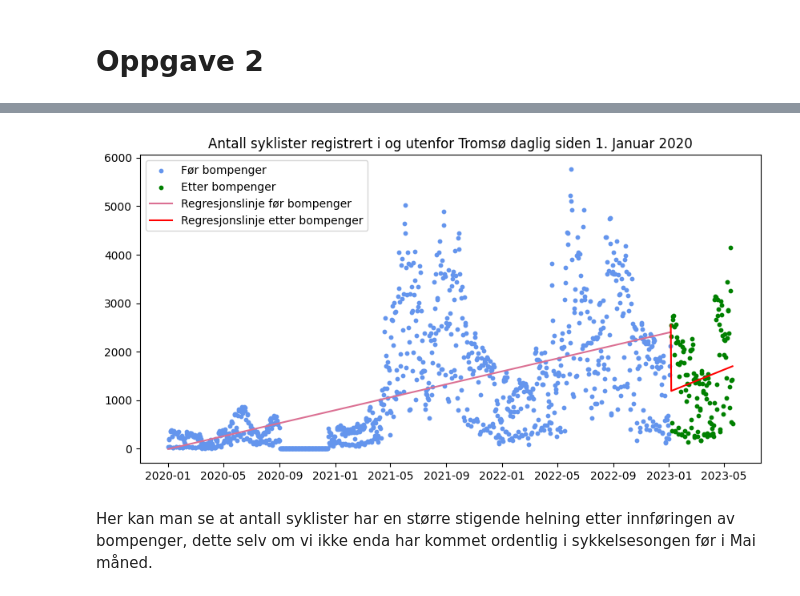
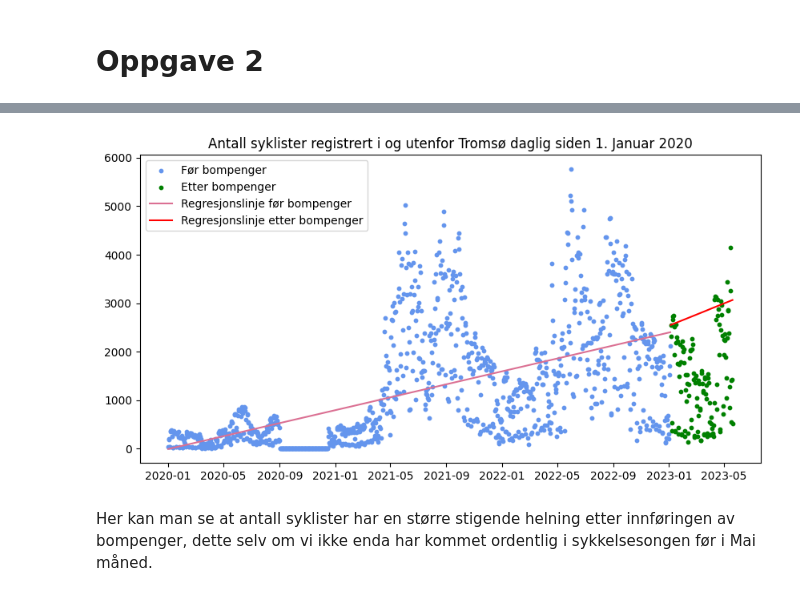
Before and after one commit to DanielFabioG/SOK-1003-og-SOK-1006, a Jupyter notebook: sok-1006/Mappeoppgaver/Kand_nr_17_Mikro_Mappe2_V2023_1006_push.ipynb, the cells around one changed output, grey strips where cells are left out. Saved outputs shown, nothing was run; the diff lists cells and outputs as text; code cells hidden in the pictures.

```diff
--- a/sok-1006/Mappeoppgaver/Kand_nr_17_Mikro_Mappe2_V2023_1006_push.ipynb
+++ b/sok-1006/Mappeoppgaver/Kand_nr_17_Mikro_Mappe2_V2023_1006_push.ipynb
@@ -147,19 +139,26 @@ dtype: float64
 # %%
-#plotting the data
+# Starter plottingen og setter figuren til å være 10x5
 fig, ax = plt.subplots(figsize=(10, 5))
+
+# Setter tittel på figuren
 ax.set_title('Antall syklister registrert i og utenfor Tromsø daglig siden 1. Januar 2020')
 
-# Plot the data before the threshold date with one color
+# Plotter dataen før bompenger med en farge
 ax.scatter(data_before_threshold['Dato'], data_before_threshold['Total'], s=10, color='cornflowerblue', label='Før bompenger')
 
-# Plot the data after the threshold date with another color
+# Plotter dataen etter bompenger med  ny farge
 ax.scatter(data_after_threshold['Dato'], data_after_threshold['Total'], s=10, color='green', label='Etter bompenger')
-# plotting the regression
-ax.plot(data_before_threshold['Dato'], model1.params[0] + model1.params[1] * data_before_threshold['Observasjoner'] + model1.params[2] * data_before_threshold['Bompenger'], color='palevioletred', label='Regresjonslinje før bompenger')
 
-ax.plot(data_after_threshold['Dato'], model2.params[0] + model2.params[1] * data_after_threshold['Observasjoner'] + model2.params[2] * data_after_threshold['Bompenger'], color='red', label = "Regresjonslinje etter bompenger")
+# Plotter regresjonslinjen for før bompenger
+ax.plot(data_before_threshold['Dato'], model1.params[0] + model1.params[1] * data_before_threshold['Observasjoner'],
+        color='palevioletred', label='Regresjonslinje før bompenger')
+# Plotter regresjonslinjen for etter bompenger
+ax.plot(data_after_threshold['Dato'], model2.params[0] + model2.params[1] * data_after_threshold['Observasjoner'],
+        color='red', label = "Regresjonslinje etter bompenger")
+
+# Legende
 ax.legend();
 # %% [output]
-[figure, old version]
+[figure, new version]
 # %% [markdown]
 Her kan man se at antall syklister har en større stigende helning etter innføringen av bompenger, dette selv om vi ikke enda har kommet ordentlig i sykkelsesongen før i Mai måned.
```
Also changed, not shown: parts of 14 cells of this notebook, 1 other file.
